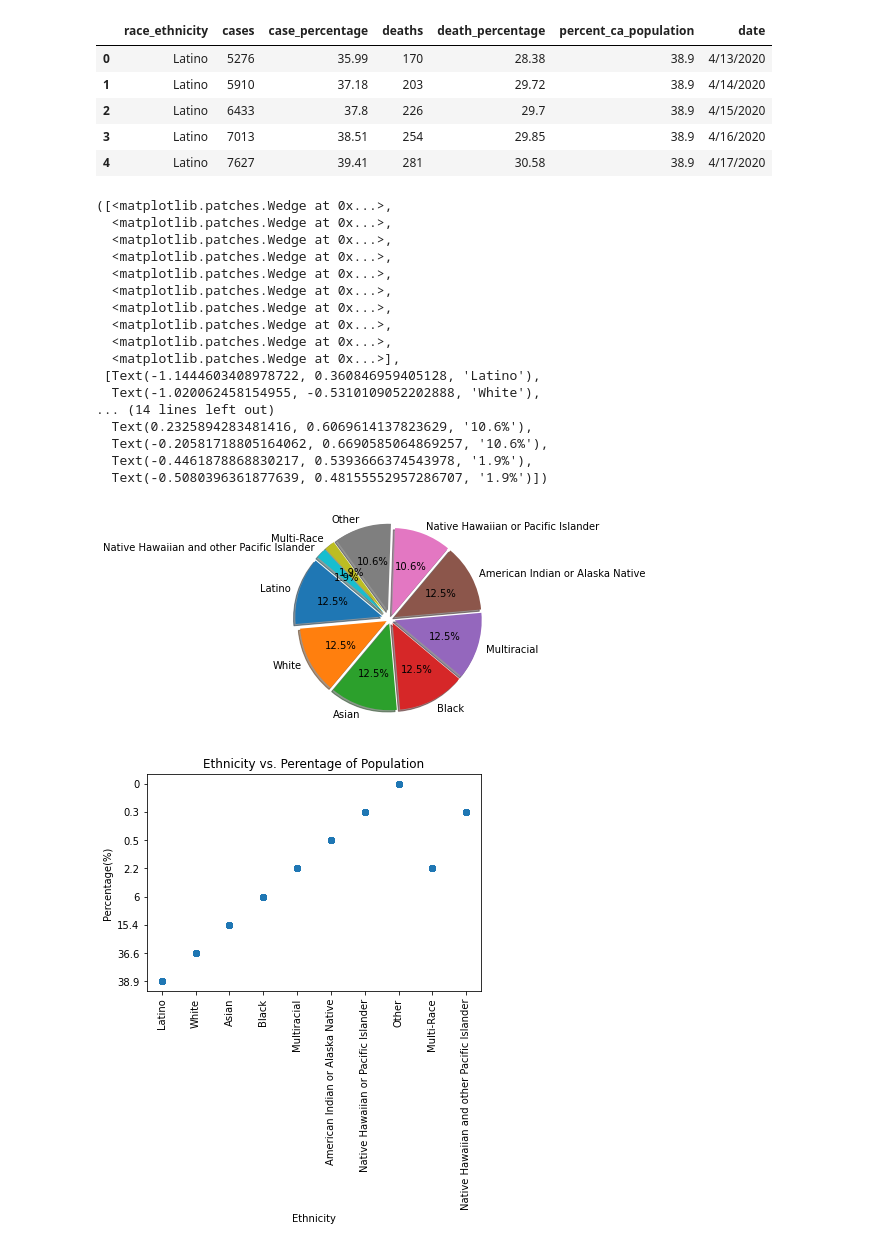
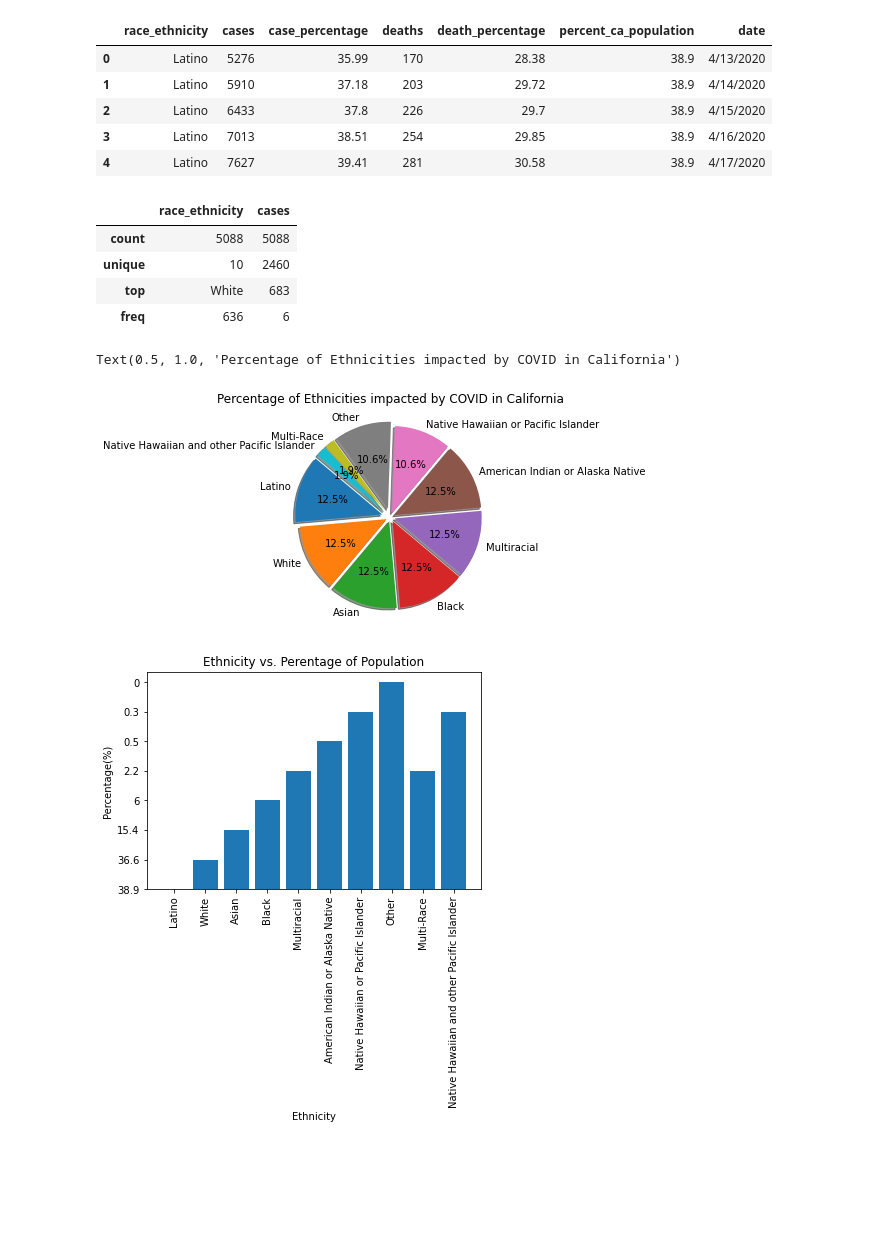
Before and after one commit to JohnGlendening/Project-1_2021, a Jupyter notebook: California gov/California_Ethnicity.ipynb, the cells around one changed output. Drawn from its saved outputs; the diff is of its cells as text; code cells hidden in the pictures; blank space fills up the shorter version.

```diff
--- a/California gov/California_Ethnicity.ipynb
+++ b/California gov/California_Ethnicity.ipynb
@@ -298,34 +302,27 @@ Ethnicity_df.head()
 | 2 | Latino | 6433 | 37.8 | 226 | 29.7 | 38.9 | 4/15/2020 |
 | 3 | Latino | 7013 | 38.51 | 254 | 29.85 | 38.9 | 4/16/2020 |
 | 4 | Latino | 7627 | 39.41 | 281 | 30.58 | 38.9 | 4/17/2020 |
+# %%
+Ethnicity_df[["race_ethnicity","cases"]].describe()
+# %% [output]
+|  | race_ethnicity | cases |
+| count | 5088 | 5088 |
+| unique | 10 | 2460 |
+| top | White | 683 |
+| freq | 636 | 6 |
 # %%
 explode= (0.1,0.05,0.05,0.05,0.05,0.05,0.05,0.1,0.1,0.1)
 
 sizes= Ethnicity_df["race_ethnicity"].value_counts()
 
 labels=Ethnicity_df["race_ethnicity"].unique()
 
 plt.pie(sizes, labels=labels,explode=explode,
         autopct="%1.1f%%", shadow=True, startangle=140)
+plt.title("Percentage of Ethnicities impacted by COVID in California")
 # %% [output]
-([<matplotlib.patches.Wedge at 0x...>,
-  <matplotlib.patches.Wedge at 0x...>,
-  <matplotlib.patches.Wedge at 0x...>,
-  <matplotlib.patches.Wedge at 0x...>,
-  <matplotlib.patches.Wedge at 0x...>,
-  <matplotlib.patches.Wedge at 0x...>,
-  <matplotlib.patches.Wedge at 0x...>,
-  <matplotlib.patches.Wedge at 0x...>,
-  <matplotlib.patches.Wedge at 0x...>,
-  <matplotlib.patches.Wedge at 0x...>],
- [Text(-1.1444603408978722, 0.360846959405128, 'Latino'),
-  Text(-1.020062458154955, -0.5310109052202888, 'White'),
-... (14 lines left out)
-  Text(0.2325894283481416, 0.6069614137823629, '10.6%'),
-  Text(-0.20581718805164062, 0.6690585064869257, '10.6%'),
-  Text(-0.4461878868830217, 0.5393666374543978, '1.9%'),
-  Text(-0.5080396361877639, 0.48155552957286707, '1.9%')])
+Text(0.5, 1.0, 'Percentage of Ethnicities impacted by COVID in California')
-[figure, old version]
+[figure, new version]
 # %%
 Bar1= Ethnicity_df[["race_ethnicity","cases","deaths","percent_ca_population"]]
 
@@ -333,11 +330,11 @@ x_values = Bar1["race_ethnicity"]
 y_values = Bar1["percent_ca_population"]
 
 
-plt.scatter(x_values,y_values)
+plt.bar(x_values,y_values, alpha=0.5, align="center")
 plt.xticks(rotation="vertical")
 plt.title("Ethnicity vs. Perentage of Population")
 plt.xlabel('Ethnicity')
 plt.ylabel('Percentage(%)')
 plt.show()
 # %% [output]
-[figure, old version]
+[figure, new version]
```
Also changed, not shown: parts of 3 cells of this notebook.
